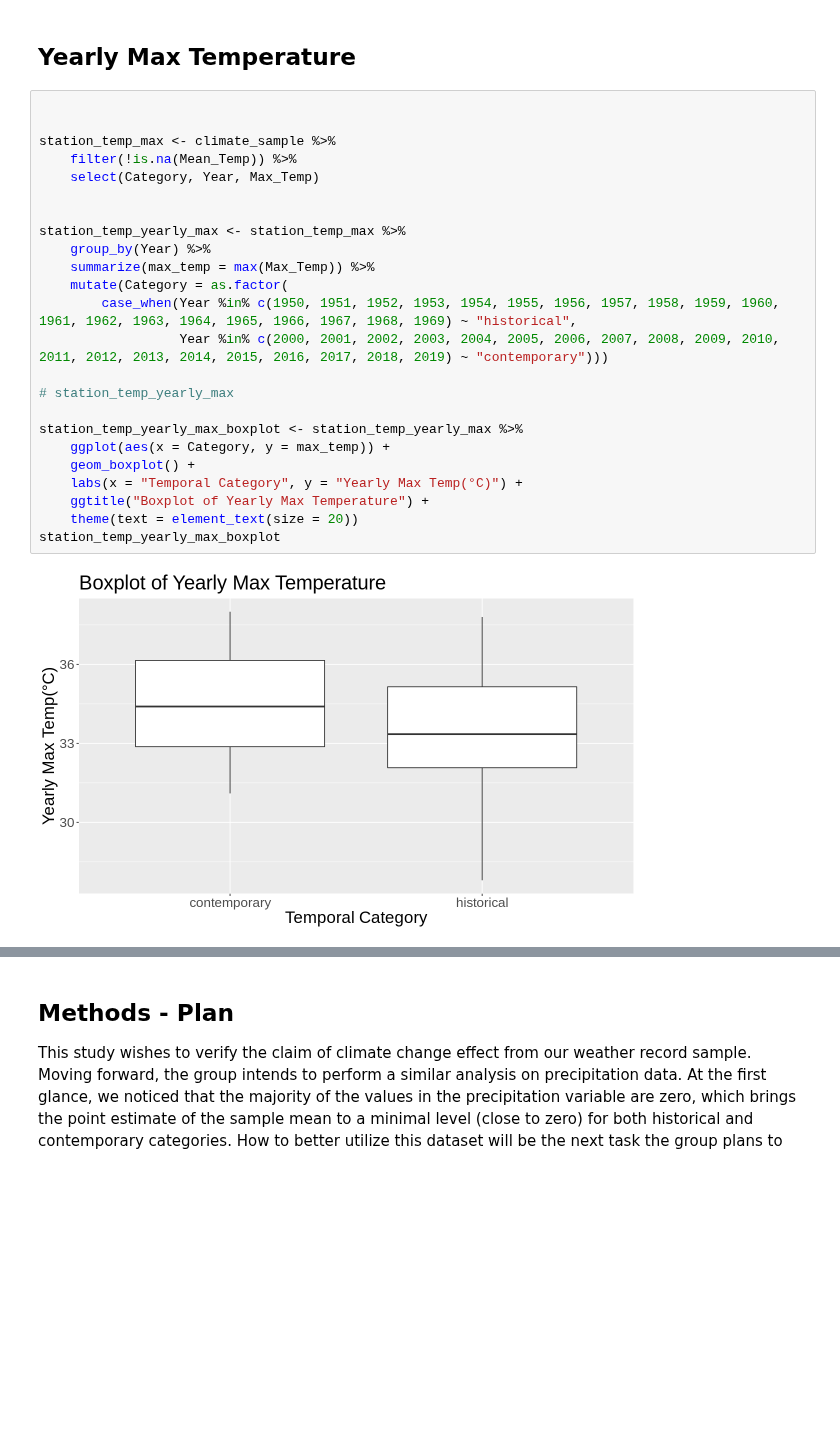
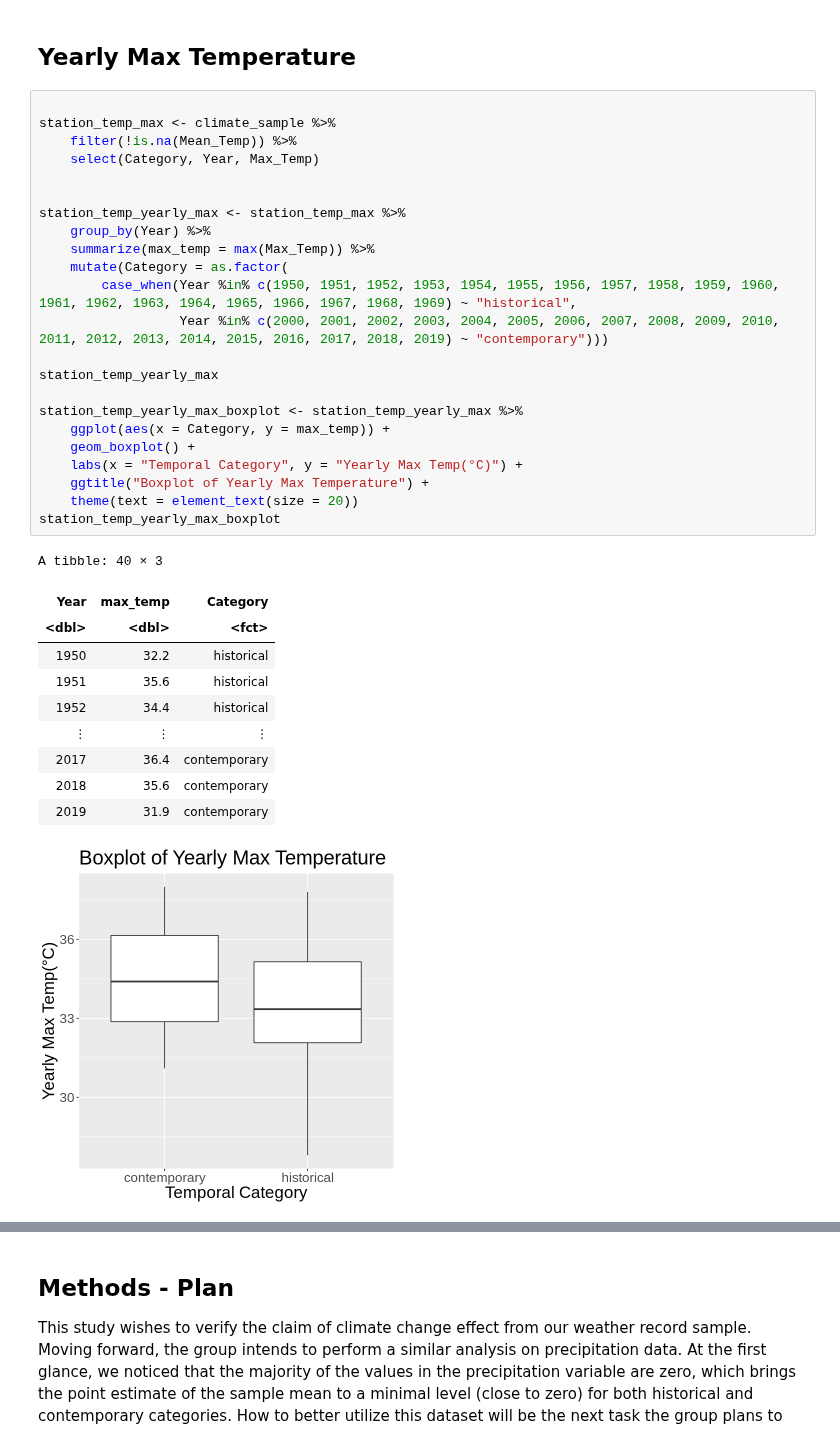
Before and after one commit to yxing6/STAT201-GroupProject-Climate, a Jupyter notebook: STAT201-Group17-ProjectReport.ipynb, the cells around one changed output, grey strips where cells are left out. Drawn from its saved outputs; the diff is of its cells as text; blank space fills up the shorter version.

Commit message:
max temp test
max temp test

```diff
--- a/STAT201-Group17-ProjectReport.ipynb
+++ b/STAT201-Group17-ProjectReport.ipynb
@@ -561,28 +561,37 @@ ERROR: Error in var(x): Calling var(x) on a factor x is defunct.
 # %% [markdown]
 ## Yearly Max Temperature
 # %%
-
 
 station_temp_max <- climate_sample %>%
     filter(!is.na(Mean_Temp)) %>%
     select(Category, Year, Max_Temp)
 
 
 station_temp_yearly_max <- station_temp_max %>%
     group_by(Year) %>%
     summarize(max_temp = max(Max_Temp)) %>%
     mutate(Category = as.factor(
         case_when(Year %in% c(1950, 1951, 1952, 1953, 1954, 1955, 1956, 1957, 1958, 1959, 1960, 1961, 1962, 1963, 1964, 1965, 1966, 1967, 1968, 1969) ~ "historical",
                   Year %in% c(2000, 2001, 2002, 2003, 2004, 2005, 2006, 2007, 2008, 2009, 2010, 2011, 2012, 2013, 2014, 2015, 2016, 2017, 2018, 2019) ~ "contemporary")))
 
-# station_temp_yearly_max
+station_temp_yearly_max
 
 station_temp_yearly_max_boxplot <- station_temp_yearly_max %>%
     ggplot(aes(x = Category, y = max_temp)) +
     geom_boxplot() +
     labs(x = "Temporal Category", y = "Yearly Max Temp(°C)") +
     ggtitle("Boxplot of Yearly Max Temperature") +
     theme(text = element_text(size = 20))
 station_temp_yearly_max_boxplot
 # %% [output]
+A tibble: 40 × 3
+| Year | max_temp | Category |
+| <dbl> | <dbl> | <fct> |
+| 1950 | 32.2 | historical |
+| 1951 | 35.6 | historical |
+| 1952 | 34.4 | historical |
+| ⋮ | ⋮ | ⋮ |
+| 2017 | 36.4 | contemporary |
+| 2018 | 35.6 | contemporary |
+| 2019 | 31.9 | contemporary |
-[figure, old version]
+[figure, new version]
```
Also changed, not shown: parts of 9 cells of this notebook.
